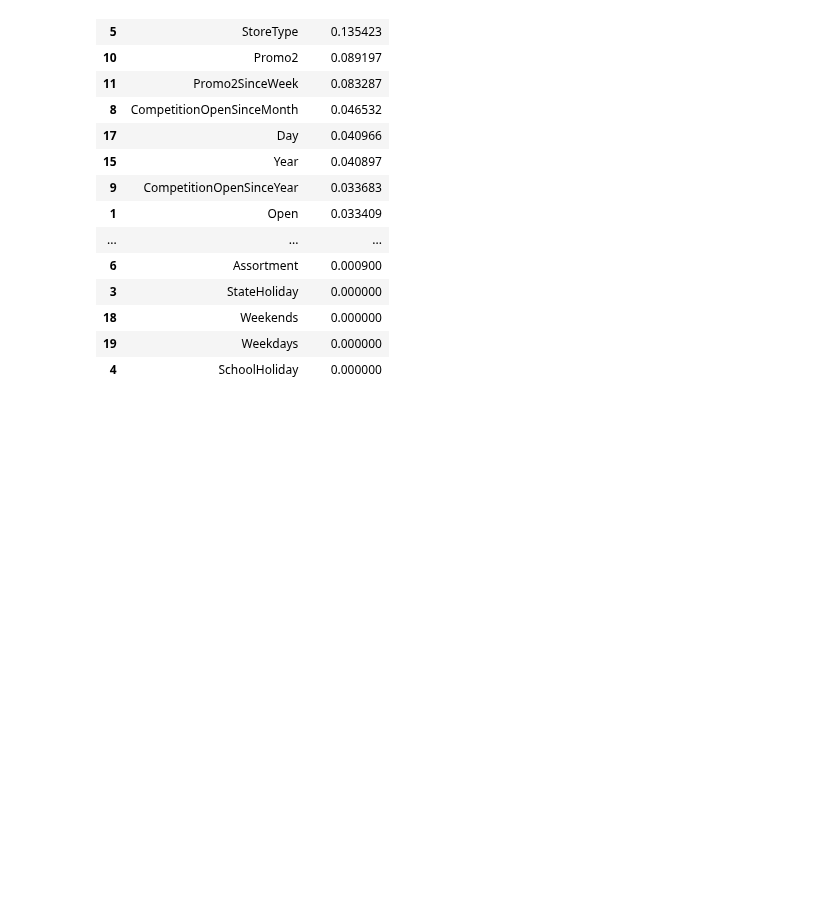
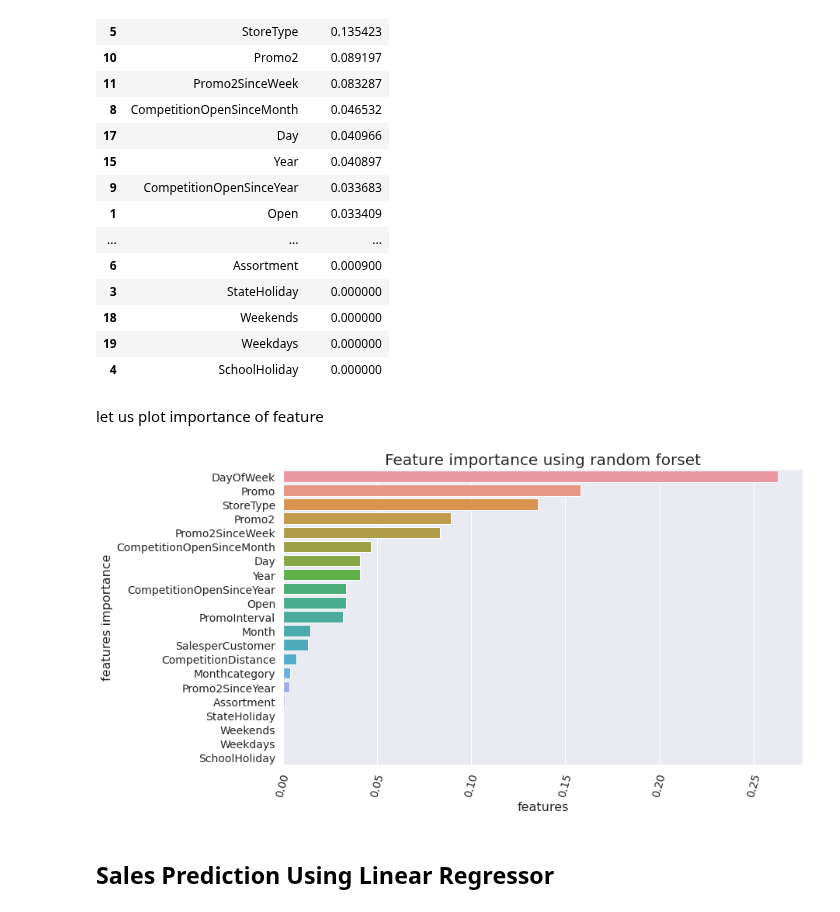
Before and after one commit to nebasam/Forecasting-Sales, a Jupyter notebook: notebooks/prediction_model.ipynb, the cells around one changed output. Cells and saved outputs as stored; diff of their text form; code cells hidden in the pictures; blank space fills up the shorter version.

Commit message:
trains model

```diff
--- a/notebooks/prediction_model.ipynb
+++ b/notebooks/prediction_model.ipynb
@@ -28,6 +28,8 @@ from sklearn.linear_model import LinearRegression
 import warnings
 warnings.filterwarnings('ignore')
 logger= App_Logger("Reading.log").get_app_logger()
+from plotsClass import Plot
+plot = Plot()
 
 sns.set()
 # %%
@@ -211,10 +213,10 @@ class RandomForestModelPipeline:
                           ('category', categorical_transformer, categorical_cols)])
         return preprocessor
 
-    def train(self):
+    def train(self,regressor=RandomForestRegressor(n_jobs=-1, n_estimators=15)):
         preprocessor = self.Preproccessor()
         pipeline = Pipeline(steps=[('preprocessor', preprocessor),
-                                   ('regressor', RandomForestRegressor(n_jobs=-1, n_estimators=64))])
+                                   ('regressor', regressor)])
 
         mlflow.set_experiment('Rossman-' + self.model_name)
         mlflow.sklearn.autolog()
@@ -326,3 +328,12 @@ display(random_feat_imp)
 | 18 | Weekends | 0.000000 |
 | 19 | Weekdays | 0.000000 |
 | 4 | SchoolHoliday | 0.000000 |
+# %% [markdown]
+let us plot importance of feature
+# %%
+plot.plot_bar(random_feat_imp,  "importance", "features","Feature importance using random forset", "features",
+               "features importance")
+# %% [output]
+[figure, added]
+# %% [markdown]
+## Sales Prediction Using Linear Regressor
```
Also changed, not shown: parts of 1 cell of this notebook.
